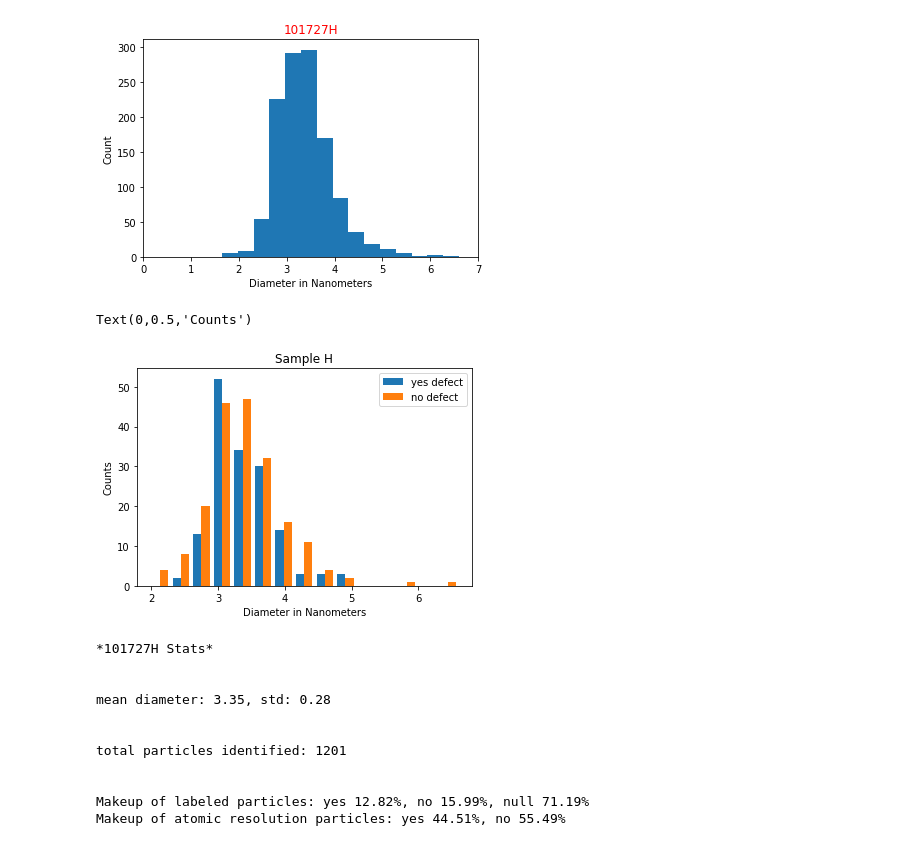
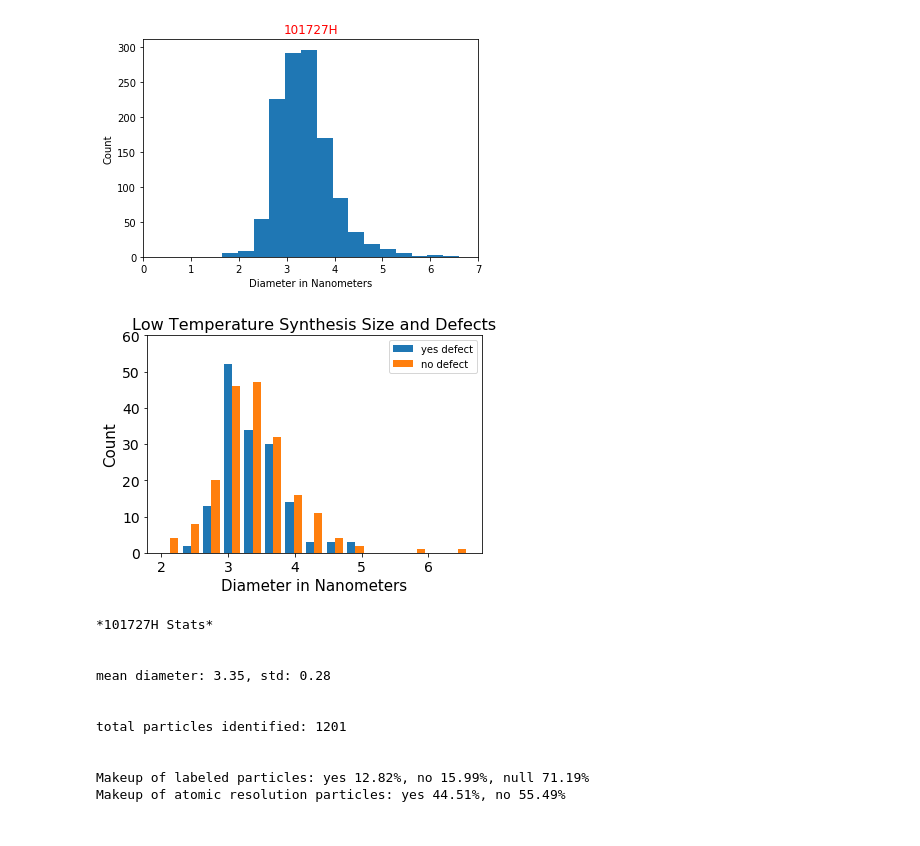
Before and after one commit to sbarton272/particleRecognition, a Jupyter notebook: image_processing/particle_stats.ipynb, the cells around one changed output. Saved outputs shown, nothing was run; the diff lists cells and outputs as text; code cells hidden in the pictures.

```diff
--- a/image_processing/particle_stats.ipynb
+++ b/image_processing/particle_stats.ipynb
@@ -9,6 +9,6 @@ import os
 from pathlib import Path
 from scipy.stats import skew, skewtest
 # %%
-data_dir = '/Users/cgroschner/Box Sync/Research/HR-TEM/particleRecognition/*'
+data_dir = '/Users/kategroschner/Box Sync/Research/HR-TEM/particleRecognition/*'
 # %%
 data_files = glob(data_dir)
@@ -343,14 +351,15 @@ _ = plt.xlim([0,7])
 # %%
 H_corrs = np.array([size_corr_H['yes'],size_corr_H['no']])
 _ = plt.hist(H_corrs, label = ['yes defect','no defect'], bins = 15)#,density = True)
 plt.legend(loc='upper right')
-# plt.ylim([0,60])
-plt.title('Sample H')
-plt.xlabel('Diameter in Nanometers')
-plt.ylabel('Counts')
+plt.ylim([0,60])
+plt.title('Low Temperature Synthesis Size and Defects', fontsize = 16)
+_ = plt.xlabel('Diameter in Nanometers', fontsize = 15)
+ax = plt.gca()
+ax.tick_params(axis = 'both',labelsize=14)
+_ = plt.ylabel('Count', fontsize = 15)
 # %% [output]
-Text(0,0.5,'Counts')
-[figure, old version]
+[figure, new version]
 # %%
 print('*101727H Stats*')
 print('\n')
```
Also changed, not shown: parts of 29 cells of this notebook, 4 other files.
